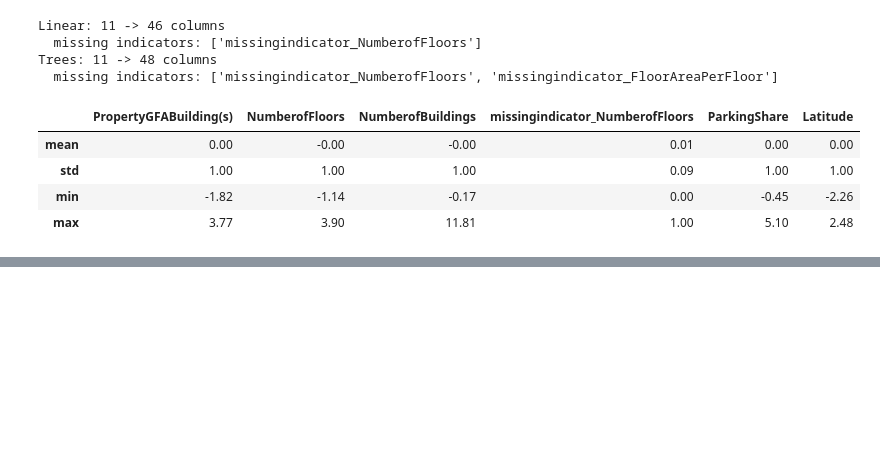
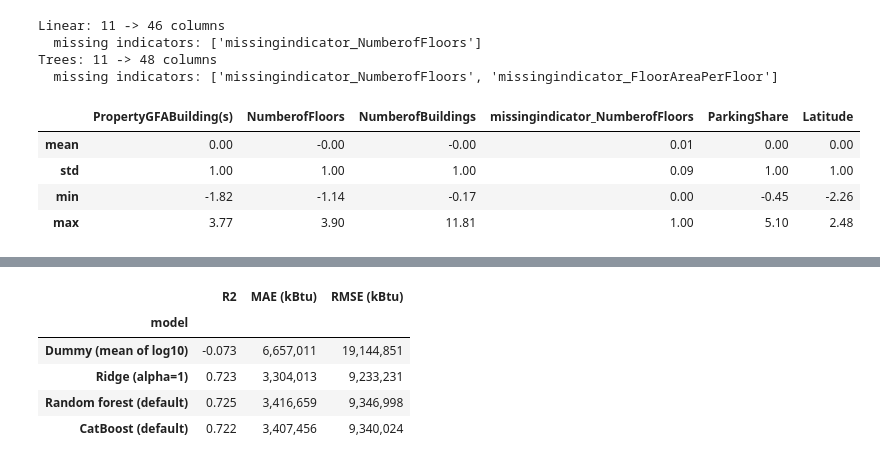
Before and after one commit to dapitch666/oc-p03-seattle-building-energy, a Jupyter notebook: notebooks/03_modeling.ipynb, the cells around one changed output, grey strips where cells are left out. Cells and saved outputs as stored; diff of their text form; code cells hidden in the pictures; blank space fills up the shorter version.

```diff
--- a/notebooks/03_modeling.ipynb
+++ b/notebooks/03_modeling.ipynb
@@ -467,0 +627,9 @@ Trees: 11 -> 48 columns
+# %%
+kbtu_table(results)
+# %% [output]
+|  | R2 | MAE (kBtu) | RMSE (kBtu) |
+| model |  |  |  |
+| Dummy (mean of log10) | -0.073 | 6,657,011 | 19,144,851 |
+| Ridge (alpha=1) | 0.723 | 3,304,013 | 9,233,231 |
+| Random forest (default) | 0.725 | 3,416,659 | 9,346,998 |
+| CatBoost (default) | 0.722 | 3,407,456 | 9,340,024 |
```
Also changed, not shown: parts of 31 cells of this notebook, 6 other files.
